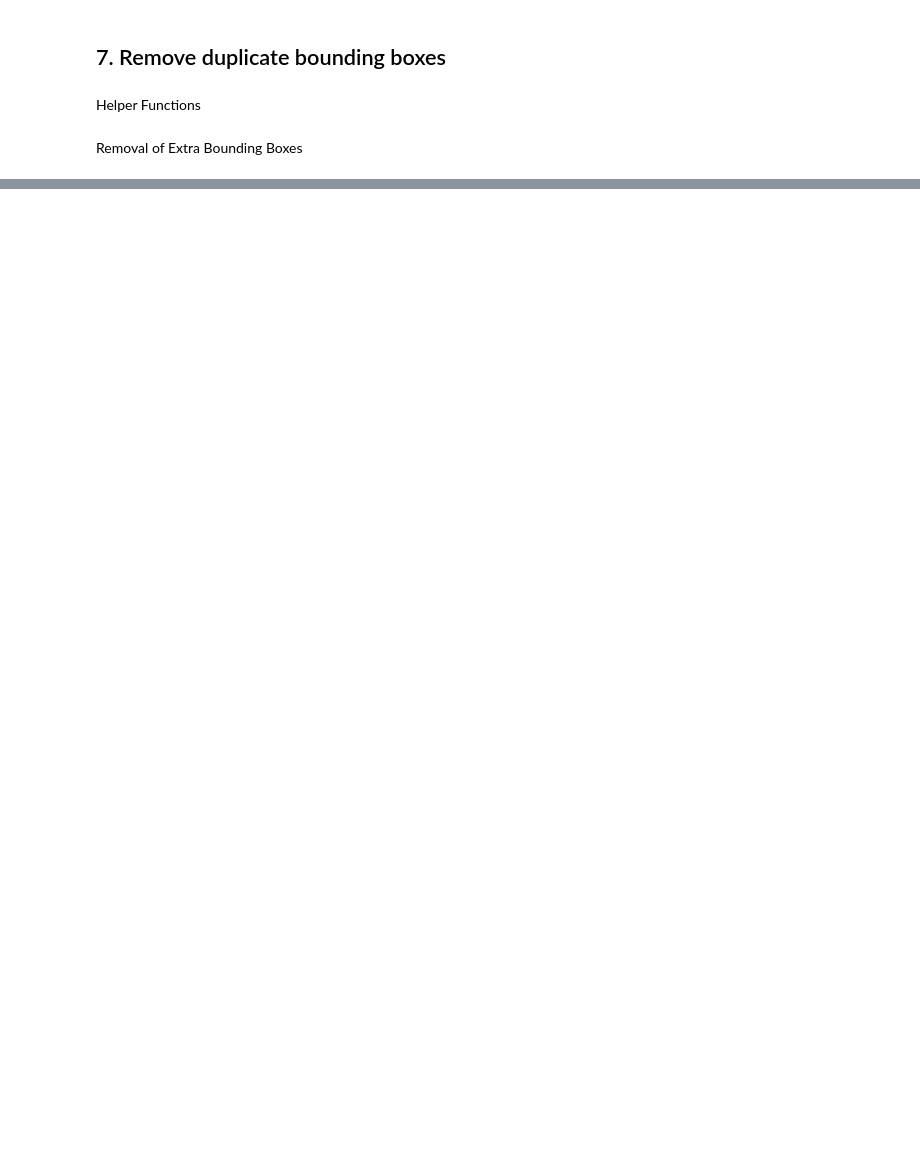
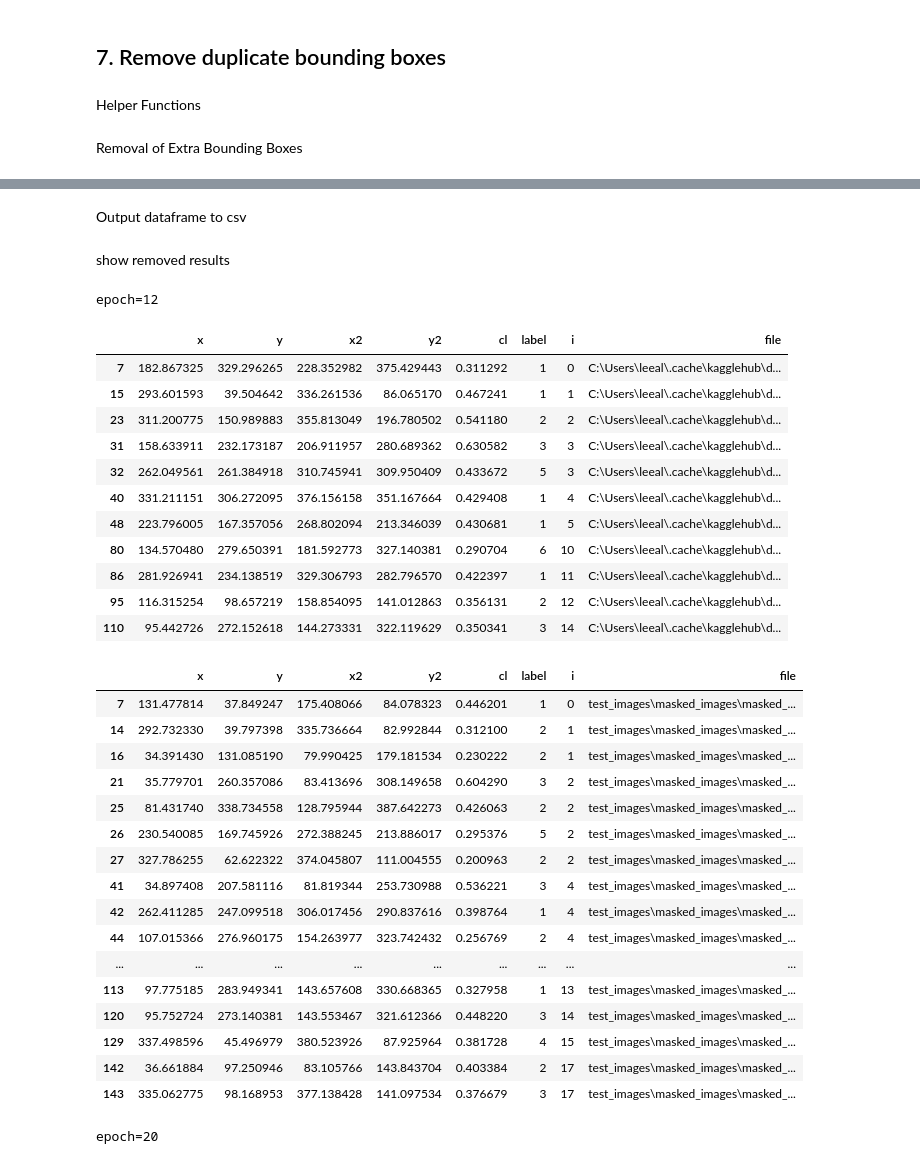
Before and after one commit to AlexLeeVT/DiceRollDetection, a Jupyter notebook: Dice_Detection.ipynb, the cells around one changed output, grey strips where cells are left out. Cells and saved outputs as stored; diff of their text form; code cells hidden in the pictures; blank space fills up the shorter version.

```diff
--- a/Dice_Detection.ipynb
+++ b/Dice_Detection.ipynb
@@ -296,3 +328,4 @@ Speed: 2.4ms preprocess, 709.7ms inference, 0.5ms postprocess per image at shape
 # %%
-results_masked = trained_model.predict(source=masked_images[:20], conf=0.2)
+results_e20 = trained_model_e20.predict(source=image_list[:20], conf=0.2)
+results_e20_masked = trained_model_e20.predict(source=masked_images[:20], conf=0.2)
 # %% [output]
@@ -347,0 +351,8 @@ masked_df = get_results(results_masked, masked_images, "masked_20")
+# %%
+os.makedirs(os.path.join("results","data"), exist_ok=True)
+
+orig_df = get_results(results, image_list, "orig_e12")
+masked_df = get_results(results_masked, masked_images, "masked_e12")
+
+orig_df_e20 = get_results(results_e20, image_list, "orig_e20")
+masked_df_e20 = get_results(results_e20_masked, masked_images, "masked_e20")
@@ -432,12 +478,10 @@ def remove_dup_BB(df):
         # increment offset
         offset = offset + len(view)
 
-    print(remove_idx)
+    # filter out wrong bounding boxes
     if remove_idx:
-        filtered_df = df.drop(remove_idx, axis=1)
+        filtered_df = df.drop(remove_idx)
     else:
         return df
 
     return filtered_df
-
-filtered_orig_df = remove_dup_BB(orig_df)
@@ -454,0 +488,62 @@ show_image(image_list[0])
+# %% [markdown]
+Output dataframe to csv
+# %%
+os.makedirs(os.path.join("results","filtered"), exist_ok=True)
+
+filtered_orig_e12_df = remove_dup_BB(orig_df)
+filtered_orig_e12_df.to_csv(os.path.join("results", "filtered", "filtered_orig.csv"), index=False, header=True)
+
+filtered_orig_e20_df = remove_dup_BB(orig_df_e20)
+filtered_orig_e20_df.to_csv(os.path.join("results", "filtered", "filtered_orig_e20.csv"), index=False, header=True)
+
+filtered_mask_e12_df = remove_dup_BB(masked_df)
+filtered_mask_e12_df.to_csv(os.path.join("results", "filtered", "filtered_masked.csv"), index=False, header=True)
+
+filtered_mask_e20_df = remove_dup_BB(masked_df_e20)
+filtered_mask_e20_df.to_csv(os.path.join("results", "filtered", "filtered_masked_e20.csv"), index=False, header=True)
+# %% [markdown]
+show removed results
+# %%
+# display difference
+def show_diff(orig, filt):
+    display(pd.concat([orig, filt]).drop_duplicates(keep=False))
+
+print("epoch=12")
+show_diff(orig_df, filtered_orig_e12_df)
+show_diff(masked_df, filtered_mask_e12_df)
+
+print("epoch=20")
+show_diff(orig_df_e20, filtered_orig_e20_df)
+show_diff(masked_df_e20, filtered_mask_e20_df)
+# %% [output]
+epoch=12
+|  | x | y | x2 | y2 | cl | label | i | file |
+| 7 | 182.867325 | 329.296265 | 228.352982 | 375.429443 | 0.311292 | 1 | 0 | C:\Users\leeal\.cache\kagglehub\d... |
+| 15 | 293.601593 | 39.504642 | 336.261536 | 86.065170 | 0.467241 | 1 | 1 | C:\Users\leeal\.cache\kagglehub\d... |
+| 23 | 311.200775 | 150.989883 | 355.813049 | 196.780502 | 0.541180 | 2 | 2 | C:\Users\leeal\.cache\kagglehub\d... |
+| 31 | 158.633911 | 232.173187 | 206.911957 | 280.689362 | 0.630582 | 3 | 3 | C:\Users\leeal\.cache\kagglehub\d... |
+| 32 | 262.049561 | 261.384918 | 310.745941 | 309.950409 | 0.433672 | 5 | 3 | C:\Users\leeal\.cache\kagglehub\d... |
+| 40 | 331.211151 | 306.272095 | 376.156158 | 351.167664 | 0.429408 | 1 | 4 | C:\Users\leeal\.cache\kagglehub\d... |
+| 48 | 223.796005 | 167.357056 | 268.802094 | 213.346039 | 0.430681 | 1 | 5 | C:\Users\leeal\.cache\kagglehub\d... |
+| 80 | 134.570480 | 279.650391 | 181.592773 | 327.140381 | 0.290704 | 6 | 10 | C:\Users\leeal\.cache\kagglehub\d... |
+| 86 | 281.926941 | 234.138519 | 329.306793 | 282.796570 | 0.422397 | 1 | 11 | C:\Users\leeal\.cache\kagglehub\d... |
+| 95 | 116.315254 | 98.657219 | 158.854095 | 141.012863 | 0.356131 | 2 | 12 | C:\Users\leeal\.cache\kagglehub\d... |
+| 110 | 95.442726 | 272.152618 | 144.273331 | 322.119629 | 0.350341 | 3 | 14 | C:\Users\leeal\.cache\kagglehub\d... |
+|  | x | y | x2 | y2 | cl | label | i | file |
+| 7 | 131.477814 | 37.849247 | 175.408066 | 84.078323 | 0.446201 | 1 | 0 | test_images\masked_images\masked_... |
+| 14 | 292.732330 | 39.797398 | 335.736664 | 82.992844 | 0.312100 | 2 | 1 | test_images\masked_images\masked_... |
+| 16 | 34.391430 | 131.085190 | 79.990425 | 179.181534 | 0.230222 | 2 | 1 | test_images\masked_images\masked_... |
+| 21 | 35.779701 | 260.357086 | 83.413696 | 308.149658 | 0.604290 | 3 | 2 | test_images\masked_images\masked_... |
+| 25 | 81.431740 | 338.734558 | 128.795944 | 387.642273 | 0.426063 | 2 | 2 | test_images\masked_images\masked_... |
+| 26 | 230.540085 | 169.745926 | 272.388245 | 213.886017 | 0.295376 | 5 | 2 | test_images\masked_images\masked_... |
+| 27 | 327.786255 | 62.622322 | 374.045807 | 111.004555 | 0.200963 | 2 | 2 | test_images\masked_images\masked_... |
+| 41 | 34.897408 | 207.581116 | 81.819344 | 253.730988 | 0.536221 | 3 | 4 | test_images\masked_images\masked_... |
+| 42 | 262.411285 | 247.099518 | 306.017456 | 290.837616 | 0.398764 | 1 | 4 | test_images\masked_images\masked_... |
+| 44 | 107.015366 | 276.960175 | 154.263977 | 323.742432 | 0.256769 | 2 | 4 | test_images\masked_images\masked_... |
+| ... | ... | ... | ... | ... | ... | ... | ... | ... |
+| 113 | 97.775185 | 283.949341 | 143.657608 | 330.668365 | 0.327958 | 1 | 13 | test_images\masked_images\masked_... |
+| 120 | 95.752724 | 273.140381 | 143.553467 | 321.612366 | 0.448220 | 3 | 14 | test_images\masked_images\masked_... |
+| 129 | 337.498596 | 45.496979 | 380.523926 | 87.925964 | 0.381728 | 4 | 15 | test_images\masked_images\masked_... |
+| 142 | 36.661884 | 97.250946 | 83.105766 | 143.843704 | 0.403384 | 2 | 17 | test_images\masked_images\masked_... |
+| 143 | 335.062775 | 98.168953 | 377.138428 | 141.097534 | 0.376679 | 3 | 17 | test_images\masked_images\masked_... |
+epoch=20
```
Also changed, not shown: parts of 20 cells of this notebook, 37 other files.
